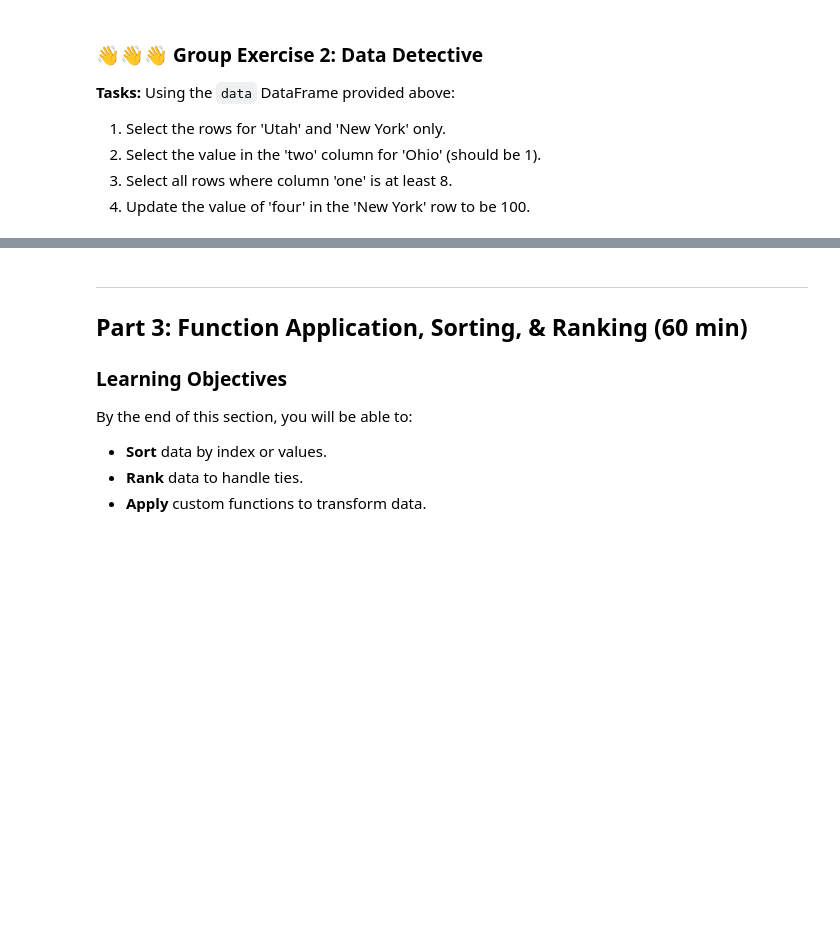
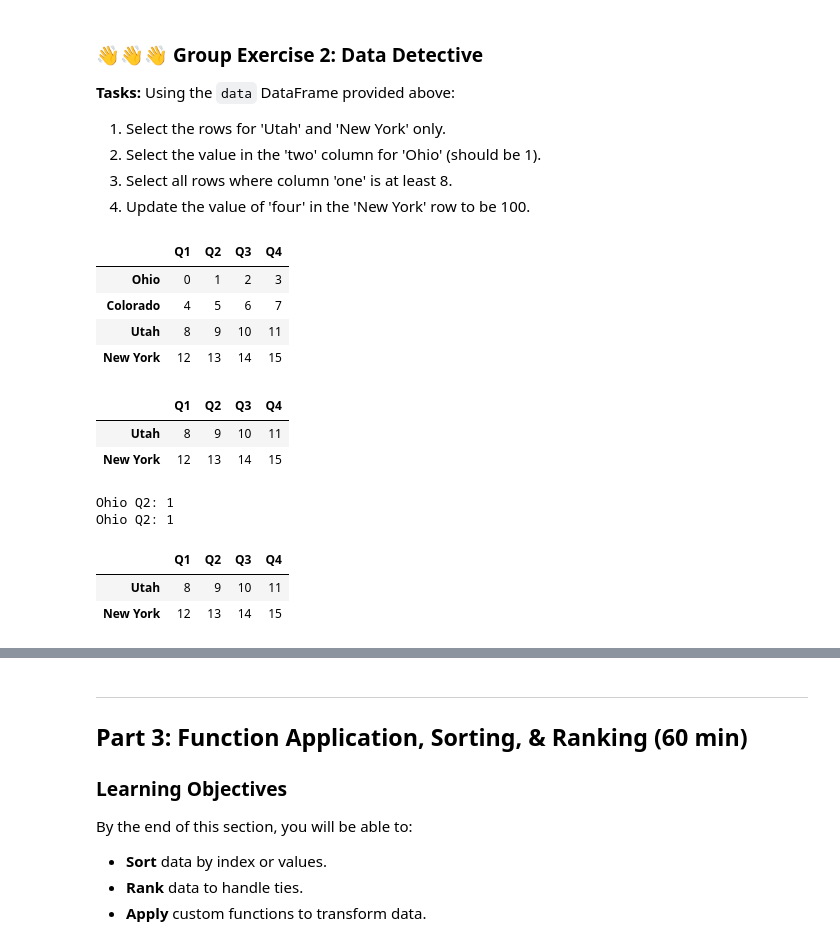
Before and after one commit to PP-123-nt/6m-data-1.7-intro-pandas, a Jupyter notebook: notebooks/pandas_lesson.ipynb, the cells around one changed output, grey strips where cells are left out. Drawn from its saved outputs; the diff is of its cells as text; code cells hidden in the pictures; blank space fills up the shorter version.

```diff
--- a/notebooks/pandas_lesson.ipynb
+++ b/notebooks/pandas_lesson.ipynb
@@ -315,0 +350,36 @@ Using the `data` DataFrame provided above:
+# %%
+# [EXERCISE] Write your code here
+state_data = pd.DataFrame(np.arange(16).reshape((4, 4)),
+                    index=["Ohio", "Colorado", "Utah", "New York"],   # index = row
+                    columns=["Q1", "Q2", "Q3", "Q4"])
+state_data
+# %% [output]
+|  | Q1 | Q2 | Q3 | Q4 |
+| Ohio | 0 | 1 | 2 | 3 |
+| Colorado | 4 | 5 | 6 | 7 |
+| Utah | 8 | 9 | 10 | 11 |
+| New York | 12 | 13 | 14 | 15 |
+# %%
+# 1. Utah and New York
+# Hint: .loc can take a *list* of row labels — watch the brackets.
+state_data.loc[["Utah", "New York"]]
+# %% [output]
+|  | Q1 | Q2 | Q3 | Q4 |
+| Utah | 8 | 9 | 10 | 11 |
+| New York | 12 | 13 | 14 | 15 |
+# %%
+# 2. 'Q2' for 'Ohio'
+# Hint: recall .loc[row_label, col_label] from the Loc vs Iloc demo.
+print(f"Ohio Q2: {state_data.loc['Ohio', 'Q2']}")  # Loc -> state_data.loc['Ohio', 'Q2']
+print(f"Ohio Q2: {state_data.iloc[0, 1]}")         # Iloc -> state_data.iloc[0, 1]
+# %% [output]
+Ohio Q2: 1
+Ohio Q2: 1
+# %%
+# 3. Filter 'Q1' at least 8
+# Hint: same pattern as the Boolean Filtering demo — which column, operator and threshold now?
+state_data[state_data['Q1'] >= 8]
+# %% [output]
+|  | Q1 | Q2 | Q3 | Q4 |
+| Utah | 8 | 9 | 10 | 11 |
+| New York | 12 | 13 | 14 | 15 |
```
Also changed, not shown: parts of 6 cells of this notebook.
